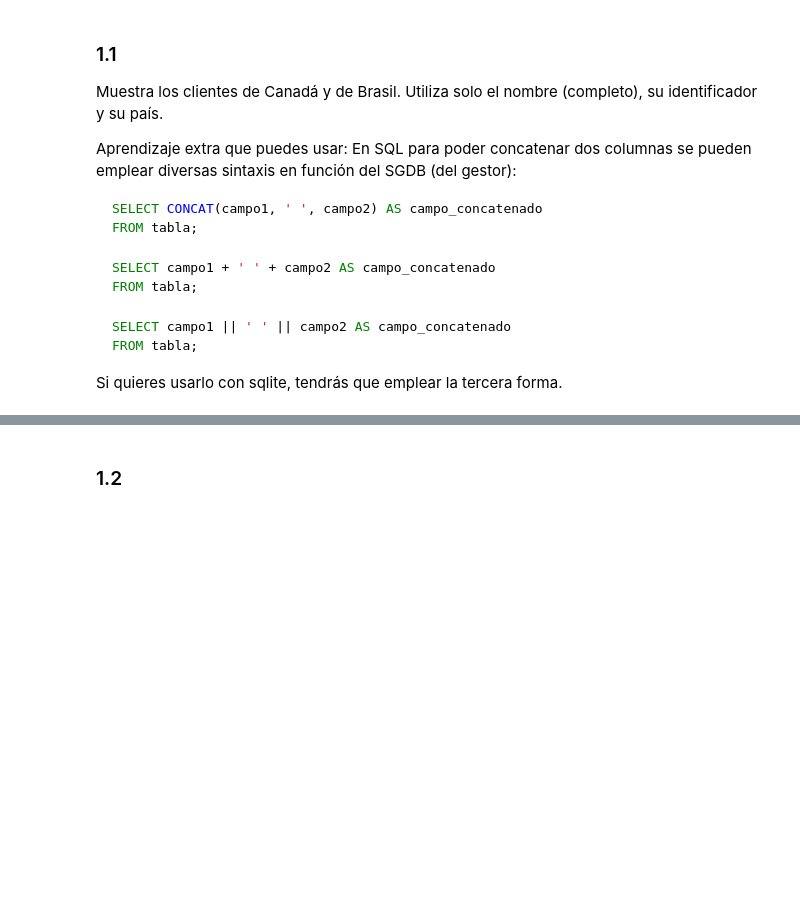
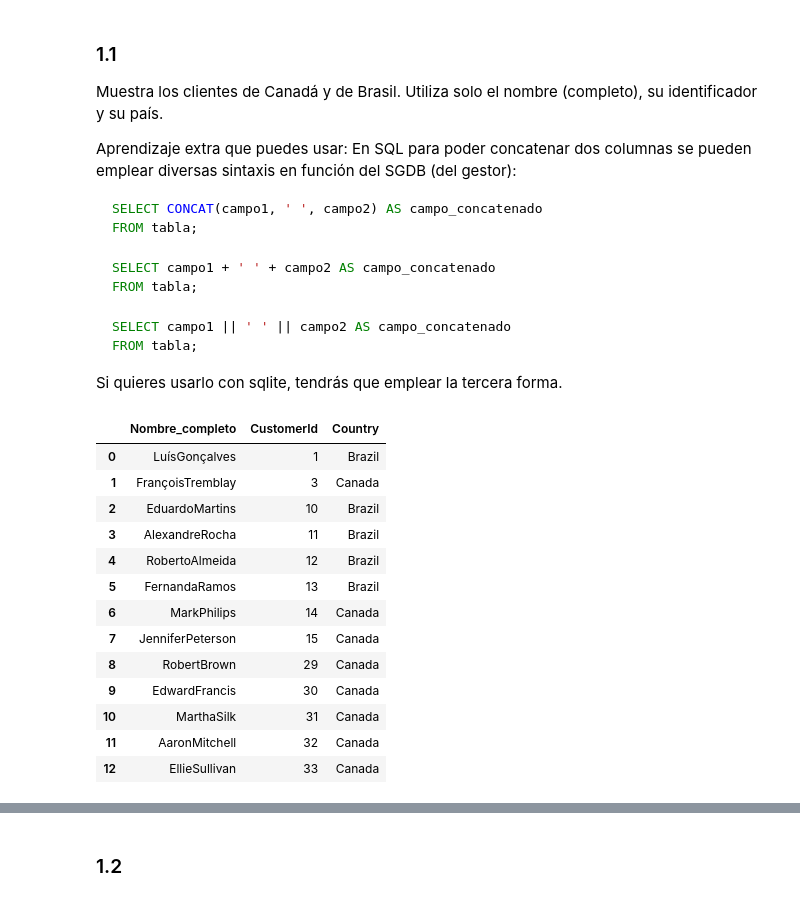
Before and after one commit to rebecaprg/DS-Online-Rebeca-Prior, a Jupyter notebook: 03_Data_Analysis/Sprint_06/Unidad_01_Procesado_Datos_Internos_BBDD/03_Practica_Obligatoria/18_Practica_Obligatoria_SQL.ipynb, the cells around one changed output, grey strips where cells are left out. Saved outputs shown, nothing was run; the diff lists cells and outputs as text; code cells hidden in the pictures; blank space fills up the shorter version.

```diff
--- a/03_Data_Analysis/Sprint_06/Unidad_01_Procesado_Datos_Internos_BBDD/03_Practica_Obligatoria/18_Practica_Obligatoria_SQL.ipynb
+++ b/03_Data_Analysis/Sprint_06/Unidad_01_Procesado_Datos_Internos_BBDD/03_Practica_Obligatoria/18_Practica_Obligatoria_SQL.ipynb
@@ -57,0 +64,26 @@ Si quieres usarlo con sqlite, tendrás que emplear la tercera forma.
+# %%
+# SQL
+query = '''
+SELECT FirstName || '' || LastName AS Nombre_completo,
+--LastName,
+CustomerId, Country
+FROM customers
+WHERE country in ("Canada", "Brazil")
+'''
+
+sql_query(query)
+# %% [output]
+|  | Nombre_completo | CustomerId | Country |
+| 0 | LuísGonçalves | 1 | Brazil |
+| 1 | FrançoisTremblay | 3 | Canada |
+| 2 | EduardoMartins | 10 | Brazil |
+| 3 | AlexandreRocha | 11 | Brazil |
+| 4 | RobertoAlmeida | 12 | Brazil |
+| 5 | FernandaRamos | 13 | Brazil |
+| 6 | MarkPhilips | 14 | Canada |
+| 7 | JenniferPeterson | 15 | Canada |
+| 8 | RobertBrown | 29 | Canada |
+| 9 | EdwardFrancis | 30 | Canada |
+| 10 | MarthaSilk | 31 | Canada |
+| 11 | AaronMitchell | 32 | Canada |
+| 12 | EllieSullivan | 33 | Canada |
```
Also changed, not shown: parts of 22 cells of this notebook.
